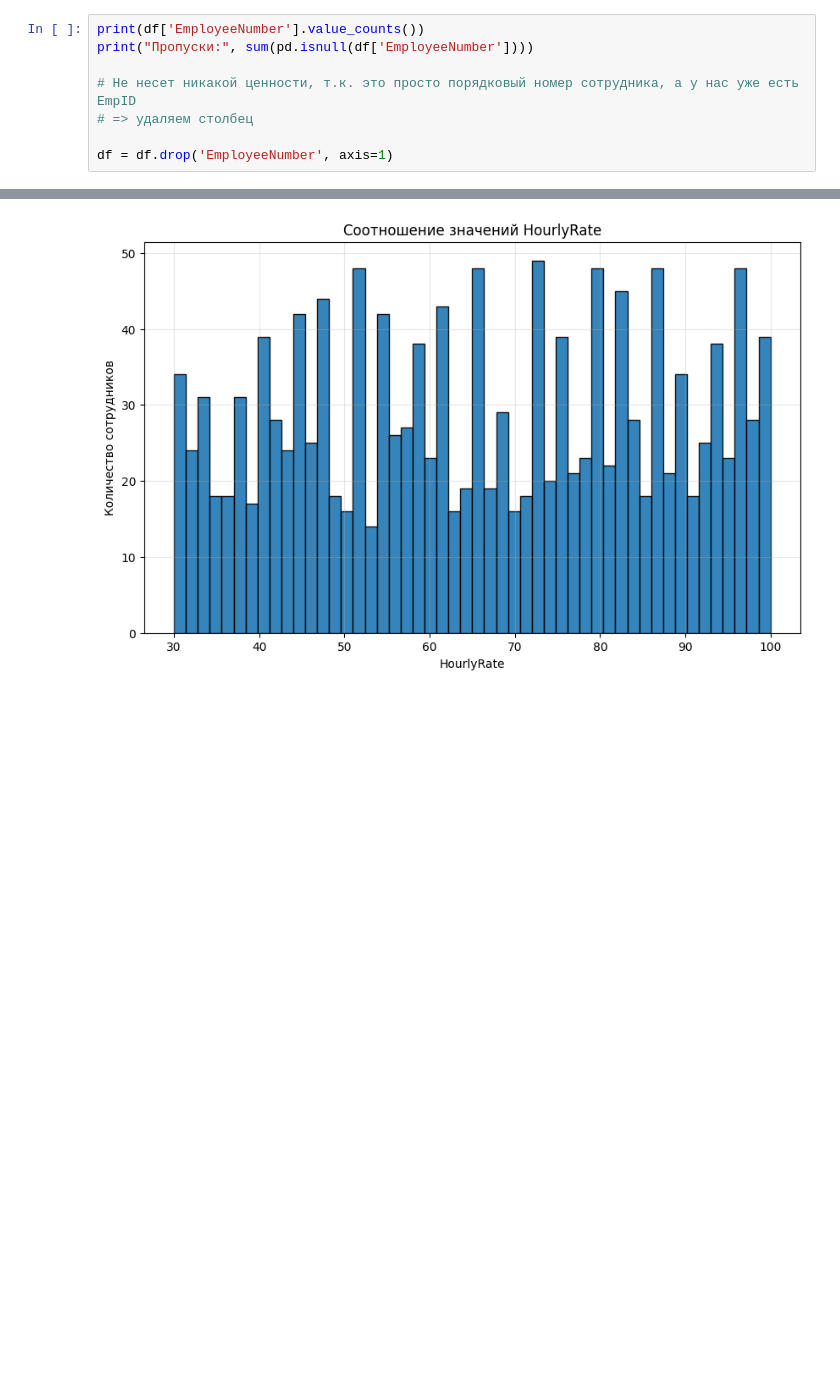
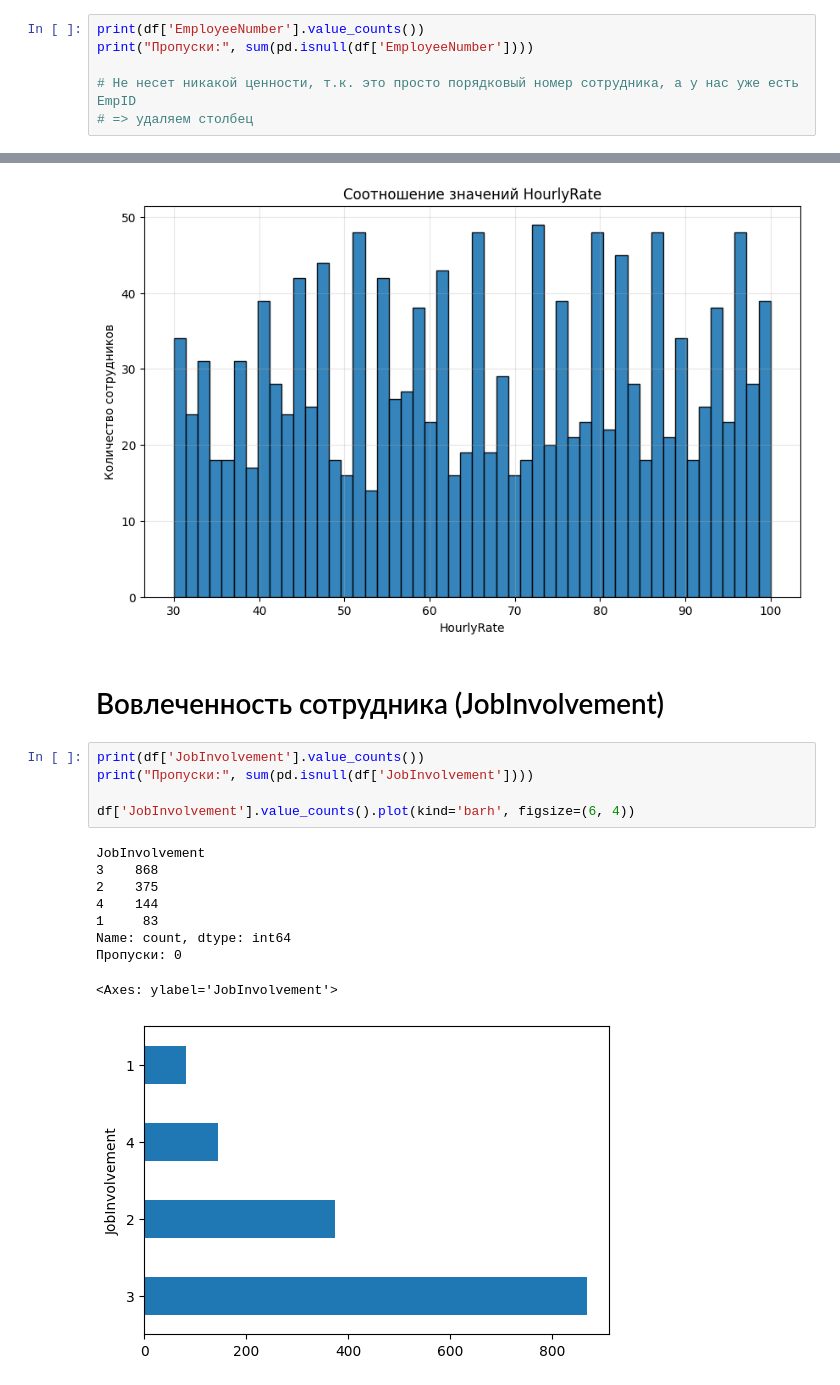
Before and after one commit to svinoczarITMO/s7-da-lab1, a Jupyter notebook: hranalytics.ipynb, the cells around one changed output, grey strips where cells are left out. Cells and saved outputs as stored; diff of their text form; blank space fills up the shorter version.

```diff
--- a/hranalytics.ipynb
+++ b/hranalytics.ipynb
@@ -325,8 +326,6 @@ print("Пропуски:", sum(pd.isnull(df['EmployeeNumber'])))
 
 # Не несет никакой ценности, т.к. это просто порядковый номер сотрудника, а у нас уже есть EmpID
 # => удаляем столбец
-
-df = df.drop('EmployeeNumber', axis=1)
 # %% [output]
 EmployeeNumber
 405     1
@@ -403,3 +402,20 @@ HourlyRate
 Name: count, Length: 71, dtype: int64
 Пропуски: 0
 [figure]
+# %% [markdown]
+# Вовлеченность сотрудника (JobInvolvement)
+# %%
+print(df['JobInvolvement'].value_counts())
+print("Пропуски:", sum(pd.isnull(df['JobInvolvement'])))
+
+df['JobInvolvement'].value_counts().plot(kind='barh', figsize=(6, 4))
+# %% [output]
+JobInvolvement
+3    868
+2    375
+4    144
+1     83
+Name: count, dtype: int64
+Пропуски: 0
+<Axes: ylabel='JobInvolvement'>
+[figure, added]
```
Also changed, not shown: parts of 25 cells of this notebook.
